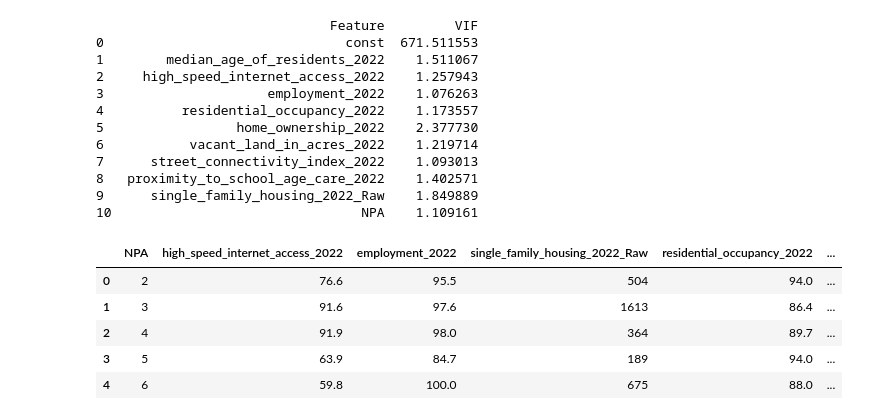
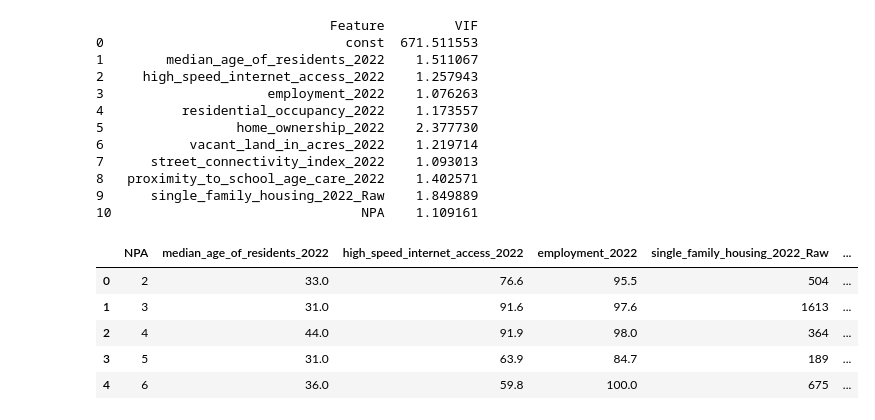
Before and after one commit to clarktommie/DTSC2302_Project_A, a Jupyter notebook: classificationMedianAge.ipynb, the cells around one changed output. Drawn from its saved outputs; the diff is of its cells as text; code cells hidden in the pictures.

```diff
--- a/classificationMedianAge.ipynb
+++ b/classificationMedianAge.ipynb
@@ -235,16 +235,16 @@ print(vif_data)
 # %%
 # using clustering create a new column for that is 1 or 0 if average age of resisdent is above or below 37
 medianAge_df['above_35'] = (medianAge_df['median_age_of_residents_2022'] > 37).astype(int)
 
 # drop median_age_of_residents_2022
-medianAge_df = medianAge_df.drop(['median_age_of_residents_2022'], axis=1)
+# medianAge_df = medianAge_df.drop(['median_age_of_residents_2022'], axis=1)
 
 # check description
 medianAge_df.head()
 # %% [output]
-|  | NPA | high_speed_internet_access_2022 | employment_2022 | single_family_housing_2022_Raw | residential_occupancy_2022 | ... |
-| 0 | 2 | 76.6 | 95.5 | 504 | 94.0 | ... |
-| 1 | 3 | 91.6 | 97.6 | 1613 | 86.4 | ... |
-| 2 | 4 | 91.9 | 98.0 | 364 | 89.7 | ... |
-| 3 | 5 | 63.9 | 84.7 | 189 | 94.0 | ... |
-| 4 | 6 | 59.8 | 100.0 | 675 | 88.0 | ... |
+|  | NPA | median_age_of_residents_2022 | high_speed_internet_access_2022 | employment_2022 | single_family_housing_2022_Raw | ... |
+| 0 | 2 | 33.0 | 76.6 | 95.5 | 504 | ... |
+| 1 | 3 | 31.0 | 91.6 | 97.6 | 1613 | ... |
+| 2 | 4 | 44.0 | 91.9 | 98.0 | 364 | ... |
+| 3 | 5 | 31.0 | 63.9 | 84.7 | 189 | ... |
+| 4 | 6 | 36.0 | 59.8 | 100.0 | 675 | ... |
```
Also changed, not shown: parts of 14 cells of this notebook.
